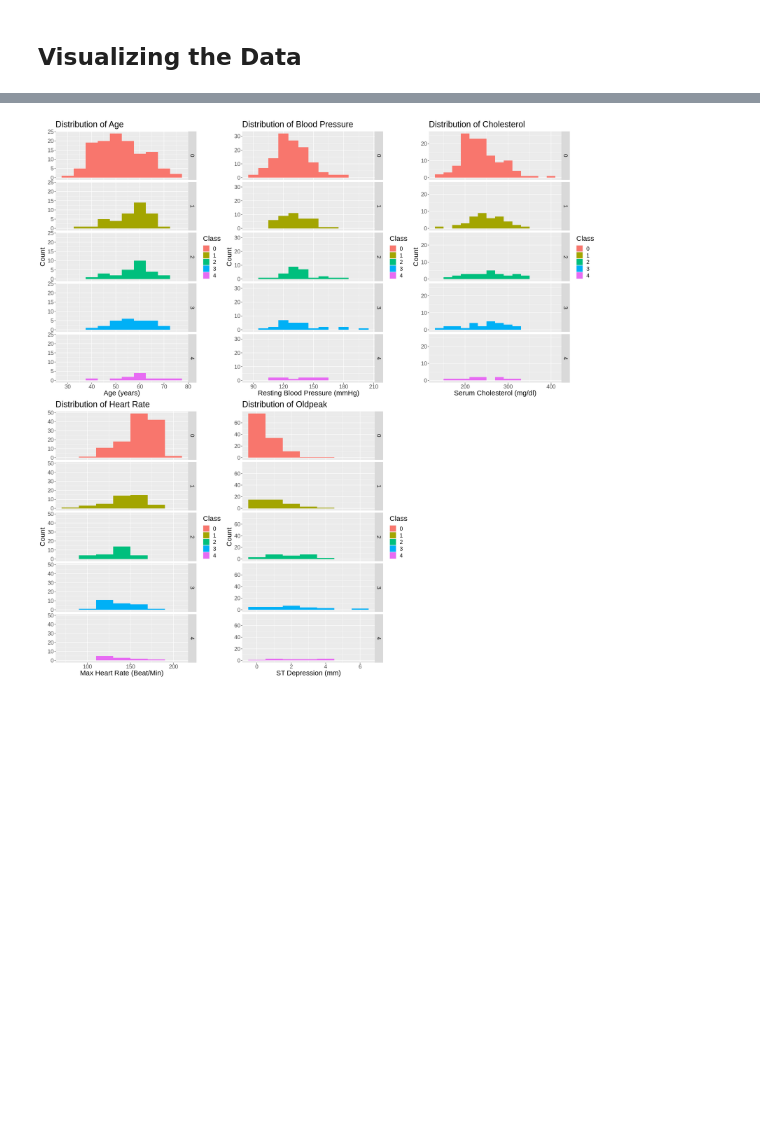
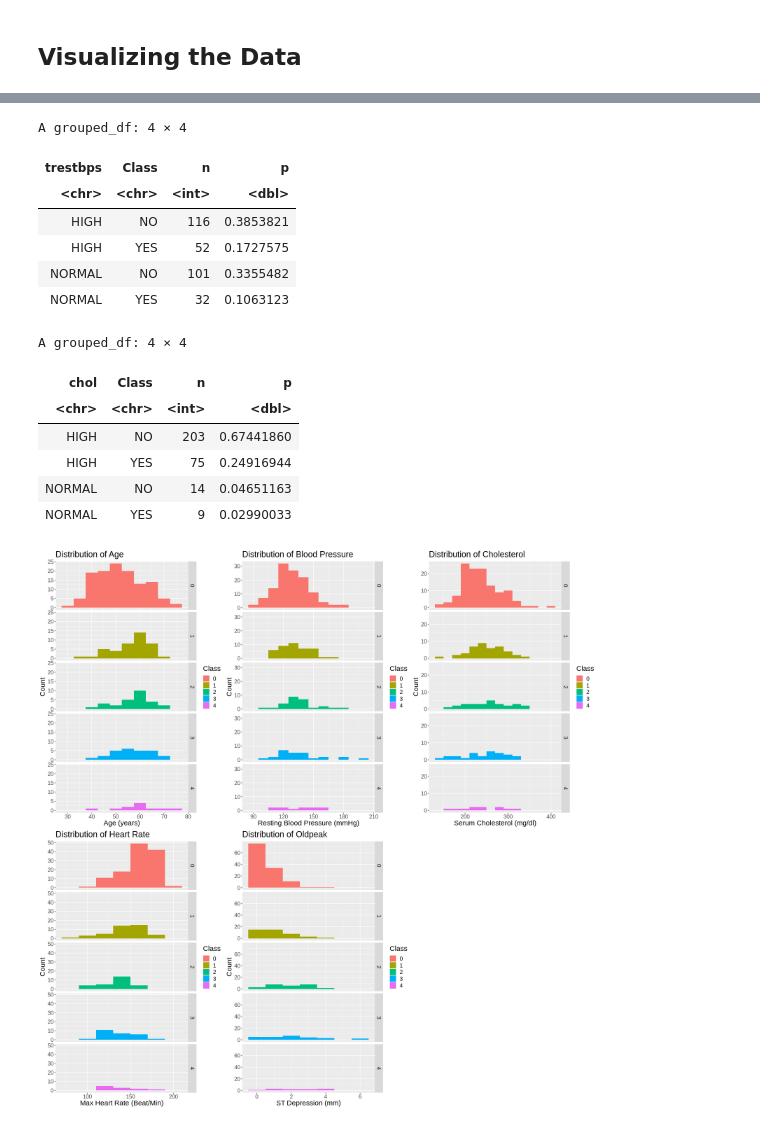
Before and after one commit to Ricky8394/STAT-201-Project, a Jupyter notebook: proposal.ipynb, the cells around one changed output, grey strips where cells are left out. Cells and saved outputs as stored; diff of their text form; code cells hidden in the pictures; blank space fills up the shorter version.

```diff
--- a/proposal.ipynb
+++ b/proposal.ipynb
@@ -167,3 +152,39 @@ A tibble: 4 × 6
+# %%
+#creates a table that displays the count and percentage of each class in the training data
+heart_data_n <- heart_data %>%
+                      tally()%>%
+pull()
+
+heart_data_prop_trestbps <-
+    heart_data %>%
+    group_by(trestbps, Class)%>%
+    count() %>%
+    mutate(p = n/heart_data_n)
+
+heart_data_prop_trestbps
+
+heart_data_prop_chol <-
+    heart_data %>%
+    group_by(chol, Class)%>%
+    count() %>%
+    mutate(p = n/heart_data_n)
+
+heart_data_prop_chol
+# %% [output]
+A grouped_df: 4 × 4
+| trestbps | Class | n | p |
+| <chr> | <chr> | <int> | <dbl> |
+| HIGH | NO | 116 | 0.3853821 |
+| HIGH | YES | 52 | 0.1727575 |
+| NORMAL | NO | 101 | 0.3355482 |
+| NORMAL | YES | 32 | 0.1063123 |
+A grouped_df: 4 × 4
+| chol | Class | n | p |
+| <chr> | <chr> | <int> | <dbl> |
+| HIGH | NO | 203 | 0.67441860 |
+| HIGH | YES | 75 | 0.24916944 |
+| NORMAL | NO | 14 | 0.04651163 |
+| NORMAL | YES | 9 | 0.02990033 |
 # %%
 options(repr.plot.width = 20, repr.plot.height = 20)
 
```
Also changed, not shown: parts of 16 cells of this notebook.
